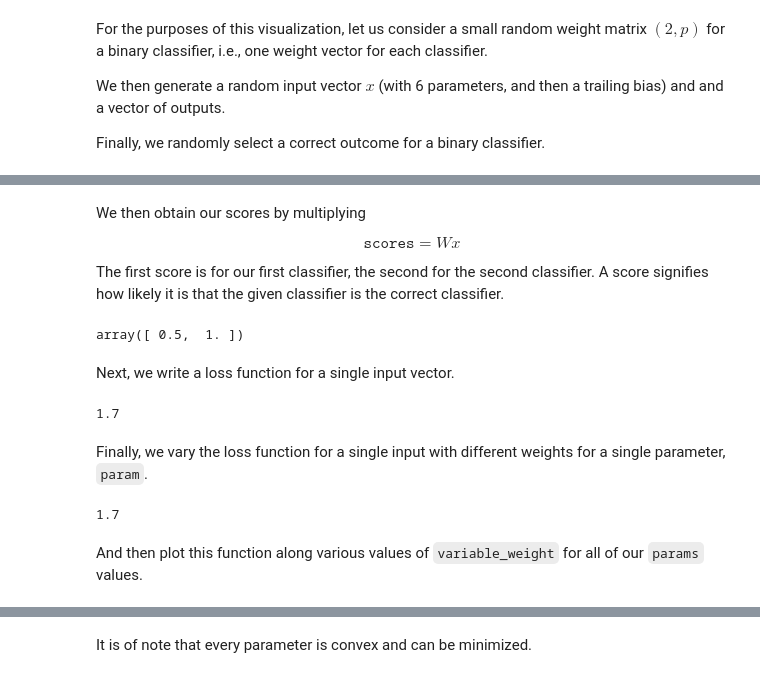
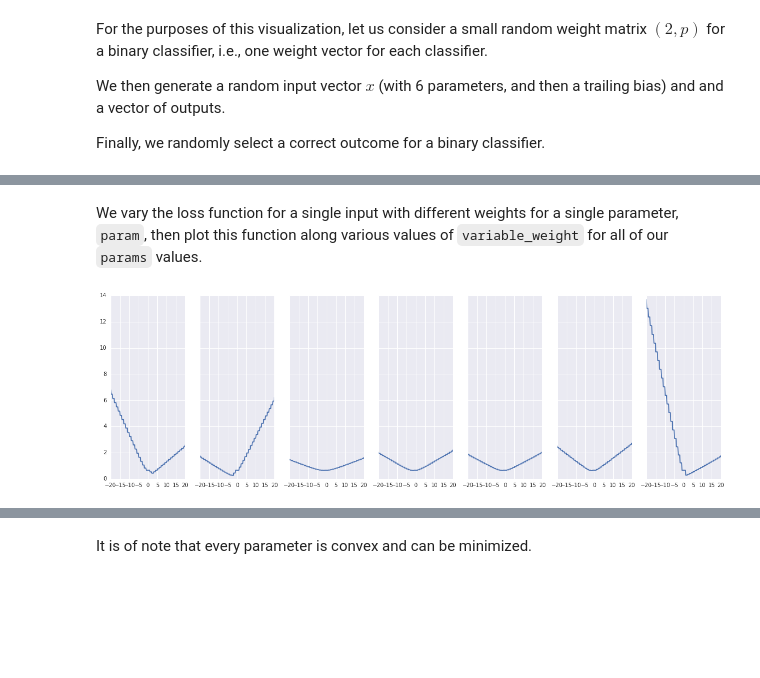
Before and after one commit to joshuacook/redhat, a Jupyter notebook: ipynb/4.01 Exploratory Visualization - Visualizing the Loss Function.ipynb, the cells around one changed output, grey strips where cells are left out. Drawn from its saved outputs; the diff is of its cells as text; code cells hidden in the pictures; blank space fills up the shorter version.

```diff
--- a/ipynb/4.01 Exploratory Visualization - Visualizing the Loss Function.ipynb
+++ b/ipynb/4.01 Exploratory Visualization - Visualizing the Loss Function.ipynb
@@ -29,13 +22,0 @@ array([0, 0, 0, 0, 1, 0, 1])
-# %% [markdown]
-We then obtain our scores by multiplying
-
-$$\texttt{scores}=Wx$$
-
-The first score is for our first classifier, the second for the second classifier. A score signifies how likely it is that the given classifier is the correct classifier.
-# %%
-scores = W.dot(x)
-scores
-# %% [output]
-array([ 0.5,  1. ])
-# %% [markdown]
-Next, we write a loss function for a single input vector.
@@ -50,6 +23,6 @@ def loss_function_i(correct_class,x,W,delta=1.0,gamma=0.1):
+# %% [markdown]
+We vary the loss function for a single input with different weights for a single parameter, `param`, then plot this function along various values of `variable_weight` for all of our `params` values.
 # %%
-loss_function_i(correct_class,x,W)
+render_all_plots_1d(correct_class,x,W)
 # %% [output]
-1.7
+[figure, added]
-# %% [markdown]
-Finally, we vary the loss function for a single input with different weights for a single parameter, `param`.
@@ -64,6 +28,0 @@ def loss_function_in_a_direction(variable_weight,
-# %%
-loss_function_in_a_direction(1,1,correct_class,x,W)
-# %% [output]
-1.7
-# %% [markdown]
-And then plot this function along various values of `variable_weight` for all of our `params` values.
```
Also changed, not shown: parts of 11 cells of this notebook, 26 other files.
